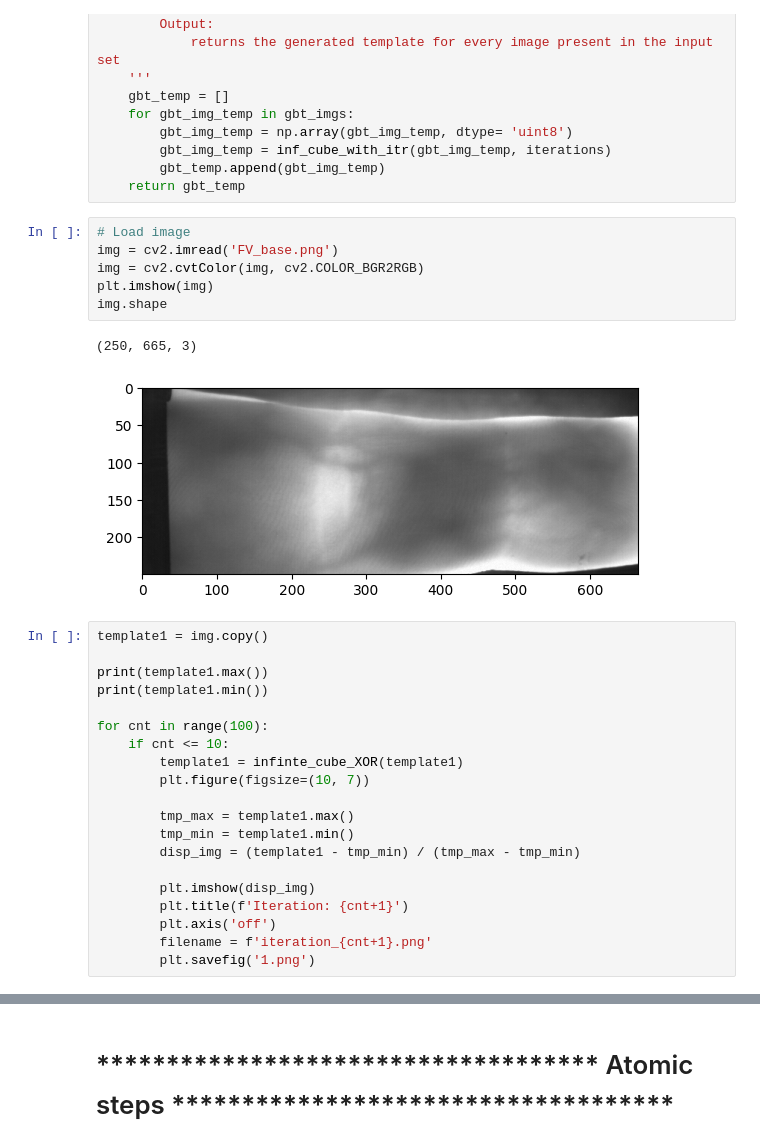
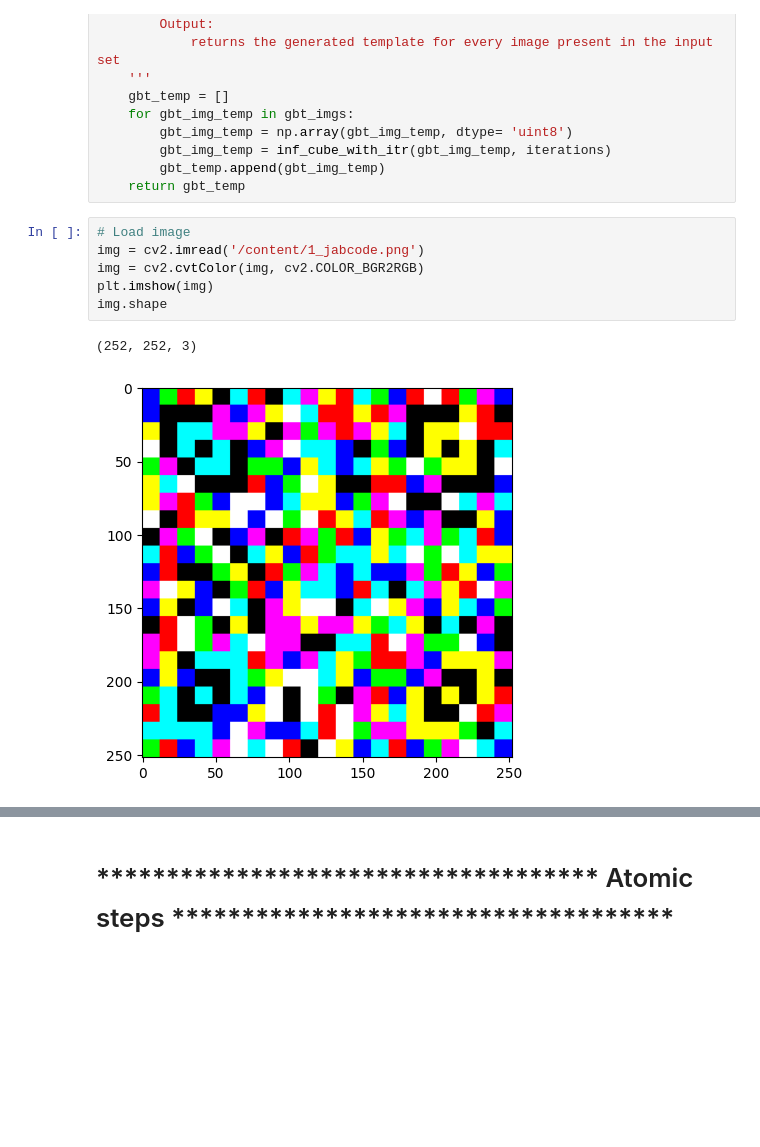
Before and after one commit to Rohanjos97/BioCube, a Jupyter notebook: biocube/Infinity cube (FOR REFERENCE).ipynb, the cells around one changed output, grey strips where cells are left out. Saved outputs shown, nothing was run; the diff lists cells and outputs as text; blank space fills up the shorter version.

```diff
--- a/biocube/Infinity cube (FOR REFERENCE).ipynb
+++ b/biocube/Infinity cube (FOR REFERENCE).ipynb
@@ -426,30 +426,10 @@ def gen_batch_template(gbt_imgs):
     return gbt_temp
 # %%
 # Load image
-img = cv2.imread('FV_base.png')
+img = cv2.imread('/content/1_jabcode.png')
 img = cv2.cvtColor(img, cv2.COLOR_BGR2RGB)
 plt.imshow(img)
 img.shape
 # %% [output]
-(250, 665, 3)
+(252, 252, 3)
-[figure, old version]
+[figure, new version]
-# %%
-template1 = img.copy()
-
-print(template1.max())
-print(template1.min())
-
-for cnt in range(100):
-    if cnt <= 10:
-        template1 = infinte_cube_XOR(template1)
-        plt.figure(figsize=(10, 7))
-
-        tmp_max = template1.max()
-        tmp_min = template1.min()
-        disp_img = (template1 - tmp_min) / (tmp_max - tmp_min)
-
-        plt.imshow(disp_img)
-        plt.title(f'Iteration: {cnt+1}')
-        plt.axis('off')
-        filename = f'iteration_{cnt+1}.png'
-        plt.savefig('1.png')
```
Also changed, not shown: parts of 29 cells of this notebook.
